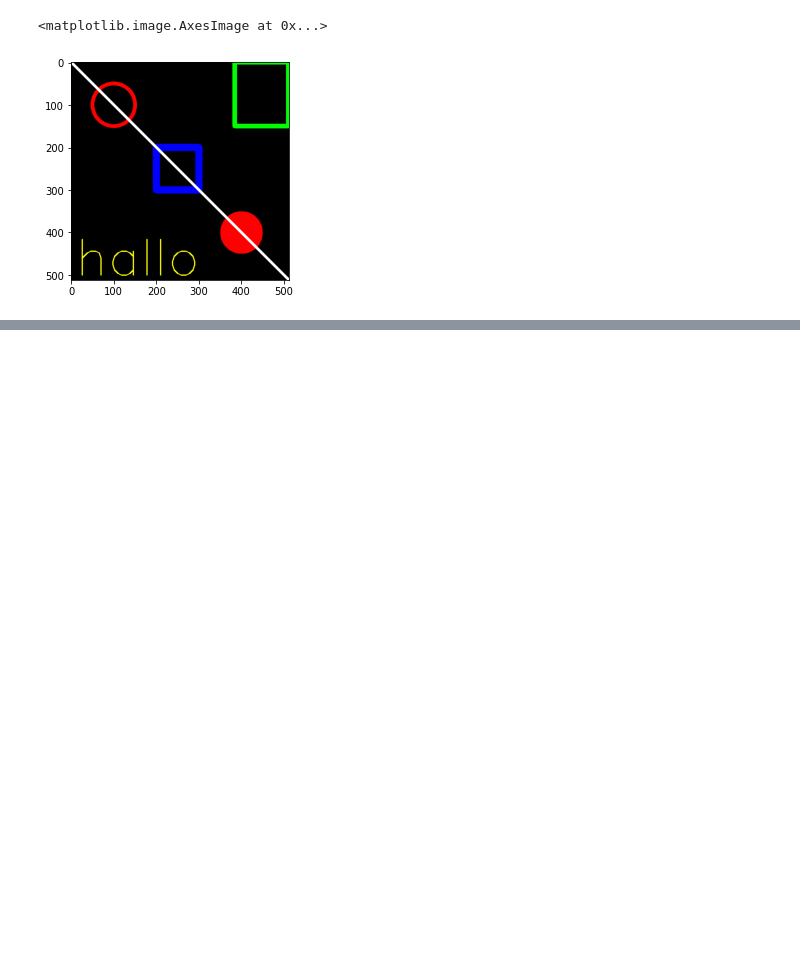
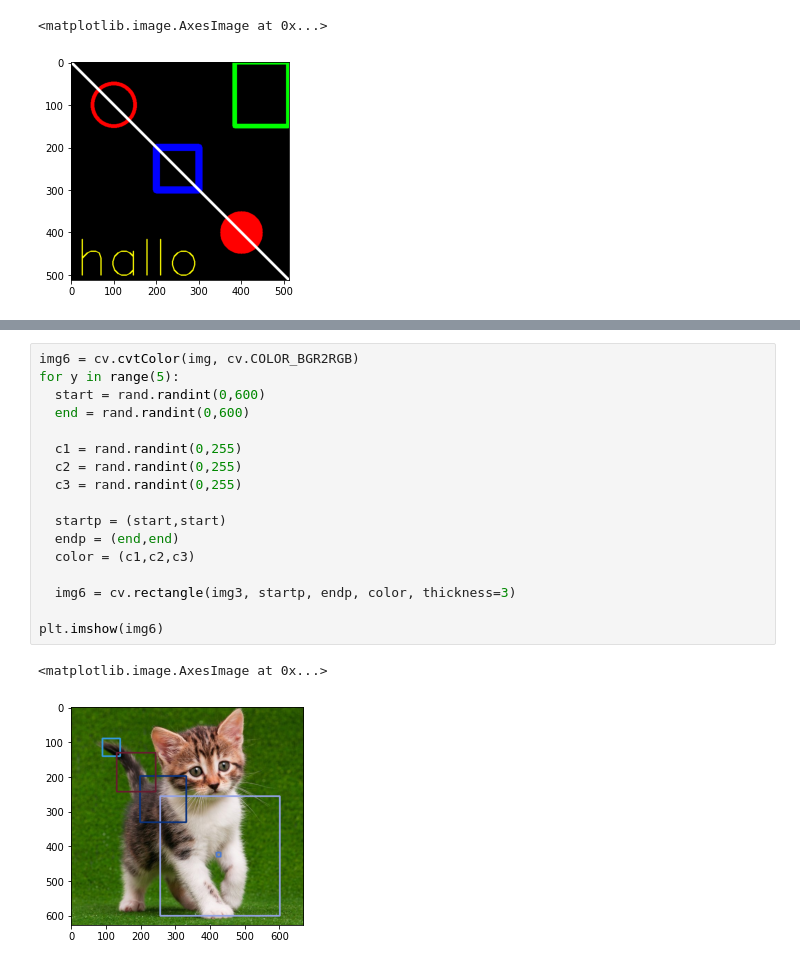
Before and after one commit to mrizazul/PCVK_GENAP_2021, a Jupyter notebook: Week2.ipynb, the cells around one changed output, grey strips where cells are left out. Saved outputs shown, nothing was run; the diff lists cells and outputs as text; blank space fills up the shorter version.

```diff
--- a/Week2.ipynb
+++ b/Week2.ipynb
@@ -73,0 +101,20 @@ ValueError: ignored
+# %%
+img6 = cv.cvtColor(img, cv.COLOR_BGR2RGB)
+for y in range(5):
+  start = rand.randint(0,600)
+  end = rand.randint(0,600)
+
+  c1 = rand.randint(0,255)
+  c2 = rand.randint(0,255)
+  c3 = rand.randint(0,255)
+
+  startp = (start,start)
+  endp = (end,end)
+  color = (c1,c2,c3)
+
+  img6 = cv.rectangle(img3, startp, endp, color, thickness=3)
+
+plt.imshow(img6)
+# %% [output]
+<matplotlib.image.AxesImage at 0x...>
+[figure, added]
```
Also changed, not shown: parts of 12 cells of this notebook.
